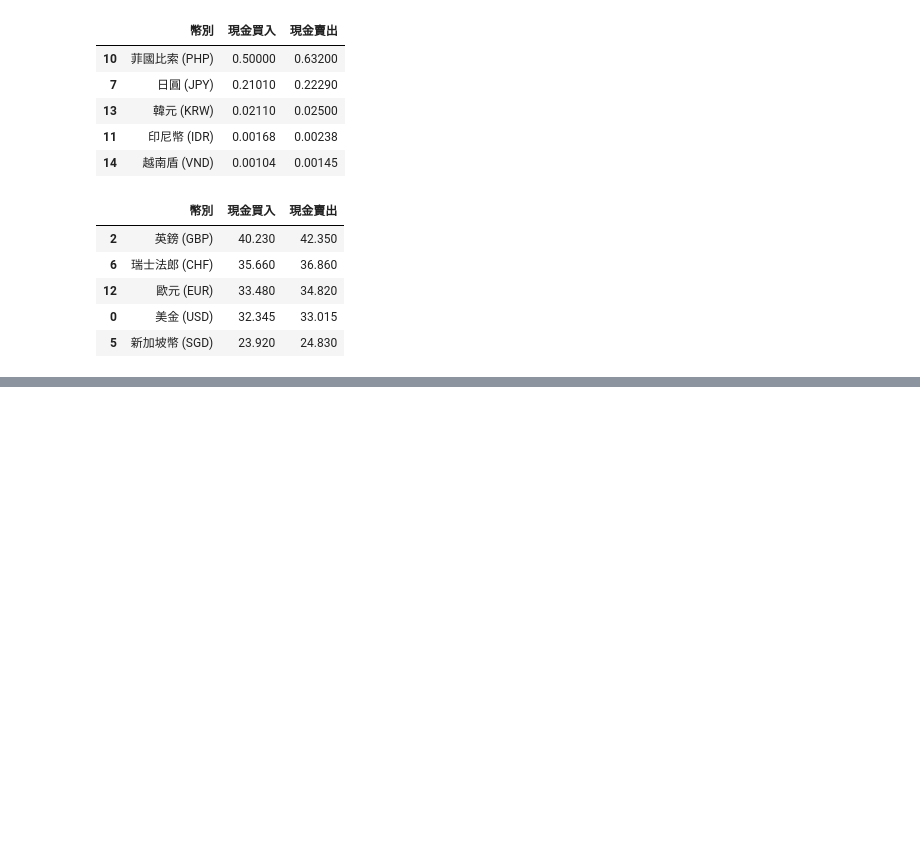
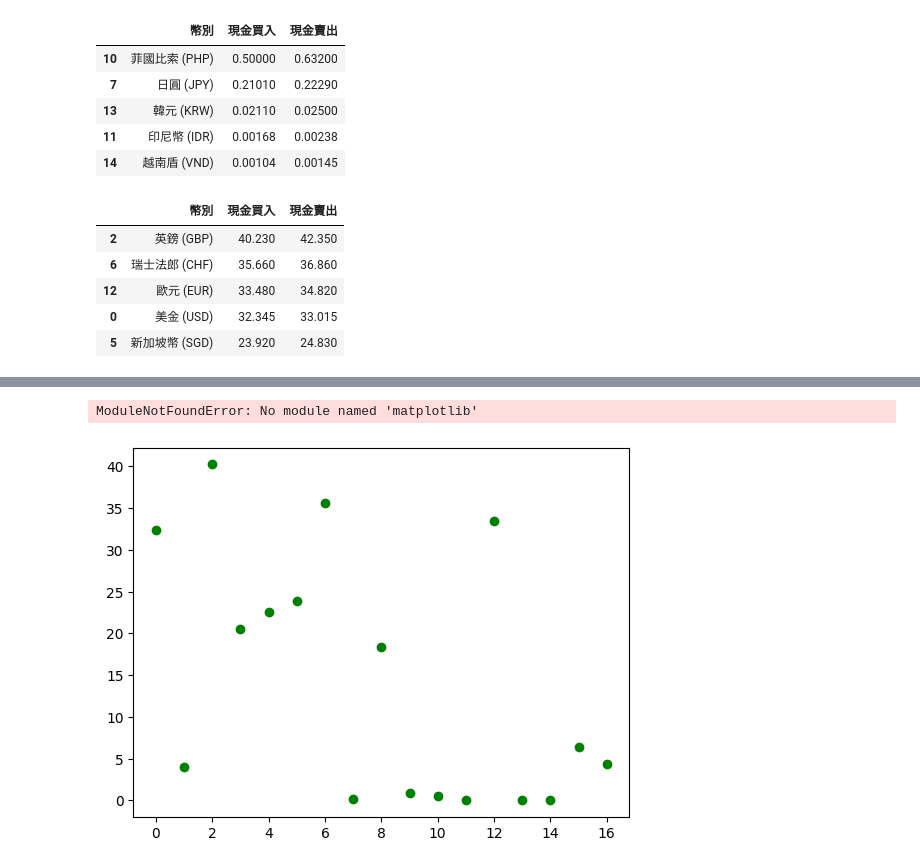
Before and after one commit to agachiu2002/python_analysis, a Jupyter notebook: lesson6_2.ipynb, the cells around one changed output, grey strips where cells are left out. Saved outputs shown, nothing was run; the diff lists cells and outputs as text; code cells hidden in the pictures; blank space fills up the shorter version.

```diff
--- a/lesson6_2.ipynb
+++ b/lesson6_2.ipynb
@@ -197,0 +220,27 @@ df.head()
+# %%
+import matplotlib.pyplot as plt
+df['現金買入'].plot(kind='bar')
+df
+# %% [output]
+ModuleNotFoundError: No module named 'matplotlib'
+# %%
+#標準寫法
+import matplotlib.pyplot as plt
+
+# 1.製作figure
+fig = plt.figure()
+
+# 2.在1.的figure上製作一個axes
+ax_1 = fig.add_subplot(1, 1, 1)
+ax_1.plot(df['現金買入'],'go')
+plt.show()
+
+# 3.將圖的數據儲存在axes中
+#X = [0, 1, 2]
+#Y = [3, 4, 5]
+#ax_1.plot(X, Y)
+
+# 4.顯示圖
+#plt.show()
+# %% [output]
+[figure, added]
```
Also changed, not shown: parts of 2 cells of this notebook.
